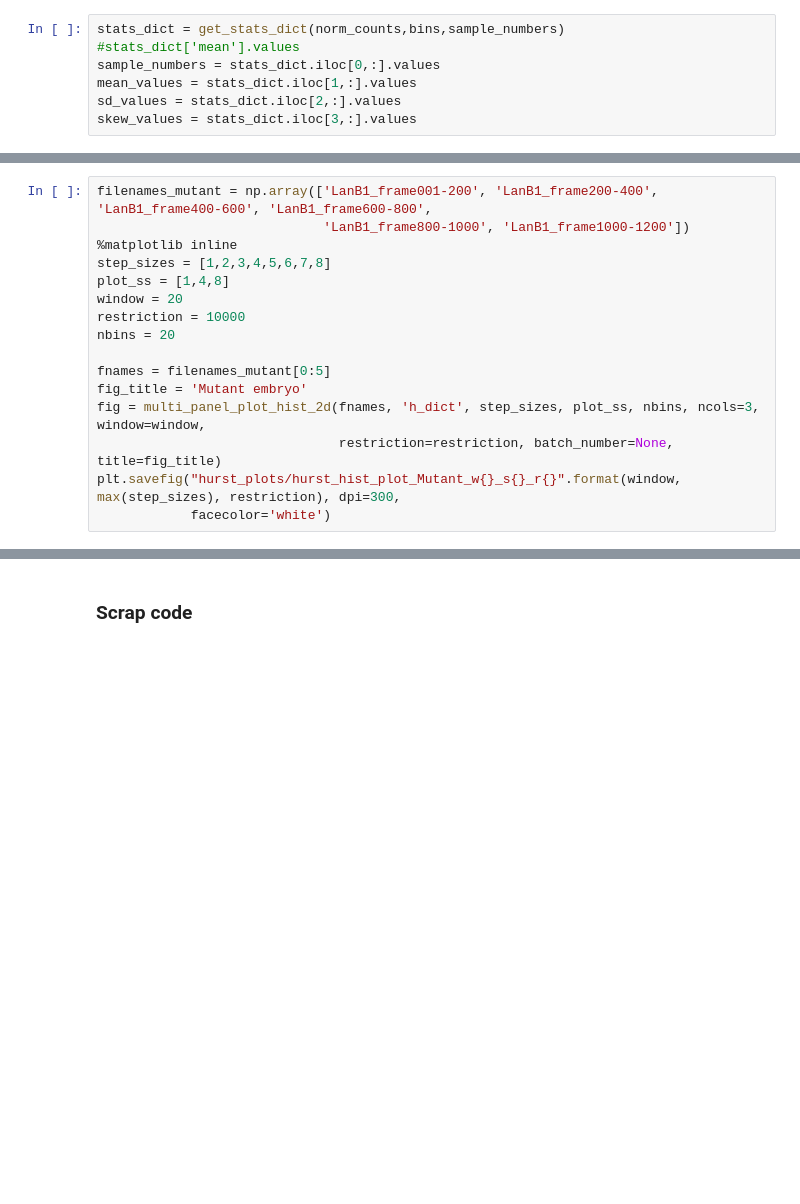
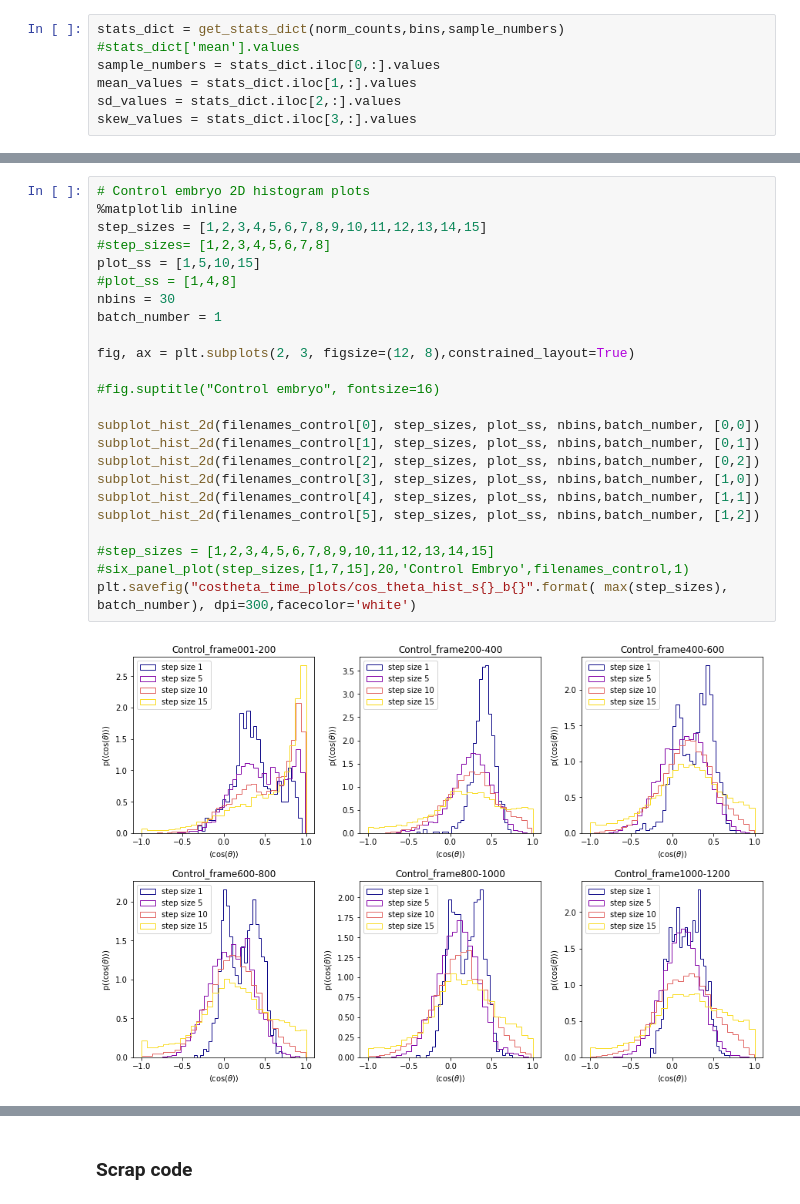
Before and after one commit to paulvautravers/Mphys-Sem-1, a Jupyter notebook: histogram_analysis.ipynb, the cells around one changed output, grey strips where cells are left out. Drawn from its saved outputs; the diff is of its cells as text; blank space fills up the shorter version.

```diff
--- a/histogram_analysis.ipynb
+++ b/histogram_analysis.ipynb
@@ -606,16 +276,0 @@ plt.savefig("hurst_plots/hurst_hist_plot_Control_w{}_s{}_r{}".format(window, max
-# %%
-filenames_mutant = np.array(['LanB1_frame001-200', 'LanB1_frame200-400', 'LanB1_frame400-600', 'LanB1_frame600-800',
-                             'LanB1_frame800-1000', 'LanB1_frame1000-1200'])
-%matplotlib inline
-step_sizes = [1,2,3,4,5,6,7,8]
-plot_ss = [1,4,8]
-window = 20
-restriction = 10000
-nbins = 20
-
-fnames = filenames_mutant[0:5]
-fig_title = 'Mutant embryo'
-fig = multi_panel_plot_hist_2d(fnames, 'h_dict', step_sizes, plot_ss, nbins, ncols=3, window=window,
-                               restriction=restriction, batch_number=None, title=fig_title)
-plt.savefig("hurst_plots/hurst_hist_plot_Mutant_w{}_s{}_r{}".format(window, max(step_sizes), restriction), dpi=300,
-            facecolor='white')
@@ -660,0 +334,26 @@ def optimum_components(data,n_max,plot=0):
+# %%
+# Control embryo 2D histogram plots
+%matplotlib inline
+step_sizes = [1,2,3,4,5,6,7,8,9,10,11,12,13,14,15]
+#step_sizes= [1,2,3,4,5,6,7,8]
+plot_ss = [1,5,10,15]
+#plot_ss = [1,4,8]
+nbins = 30
+batch_number = 1
+
+fig, ax = plt.subplots(2, 3, figsize=(12, 8),constrained_layout=True)
+
+#fig.suptitle("Control embryo", fontsize=16)
+
+subplot_hist_2d(filenames_control[0], step_sizes, plot_ss, nbins,batch_number, [0,0])
+subplot_hist_2d(filenames_control[1], step_sizes, plot_ss, nbins,batch_number, [0,1])
+subplot_hist_2d(filenames_control[2], step_sizes, plot_ss, nbins,batch_number, [0,2])
+subplot_hist_2d(filenames_control[3], step_sizes, plot_ss, nbins,batch_number, [1,0])
+subplot_hist_2d(filenames_control[4], step_sizes, plot_ss, nbins,batch_number, [1,1])
+subplot_hist_2d(filenames_control[5], step_sizes, plot_ss, nbins,batch_number, [1,2])
+
+#step_sizes = [1,2,3,4,5,6,7,8,9,10,11,12,13,14,15]
+#six_panel_plot(step_sizes,[1,7,15],20,'Control Embryo',filenames_control,1)
+plt.savefig("costheta_time_plots/cos_theta_hist_s{}_b{}".format( max(step_sizes), batch_number), dpi=300,facecolor='white')
+# %% [output]
+[figure, added]
```
Also changed, not shown: parts of 53 cells of this notebook.
